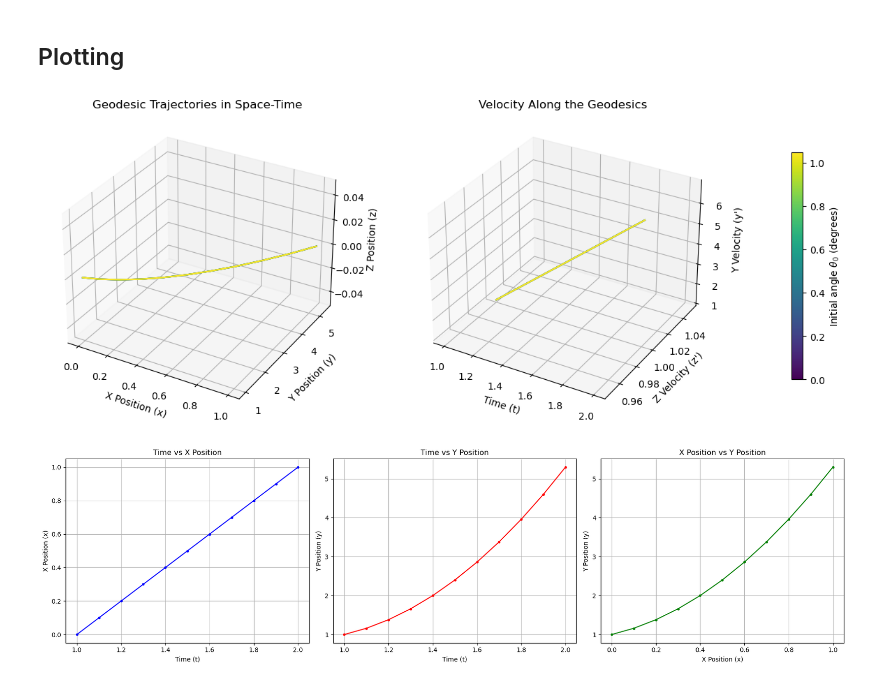
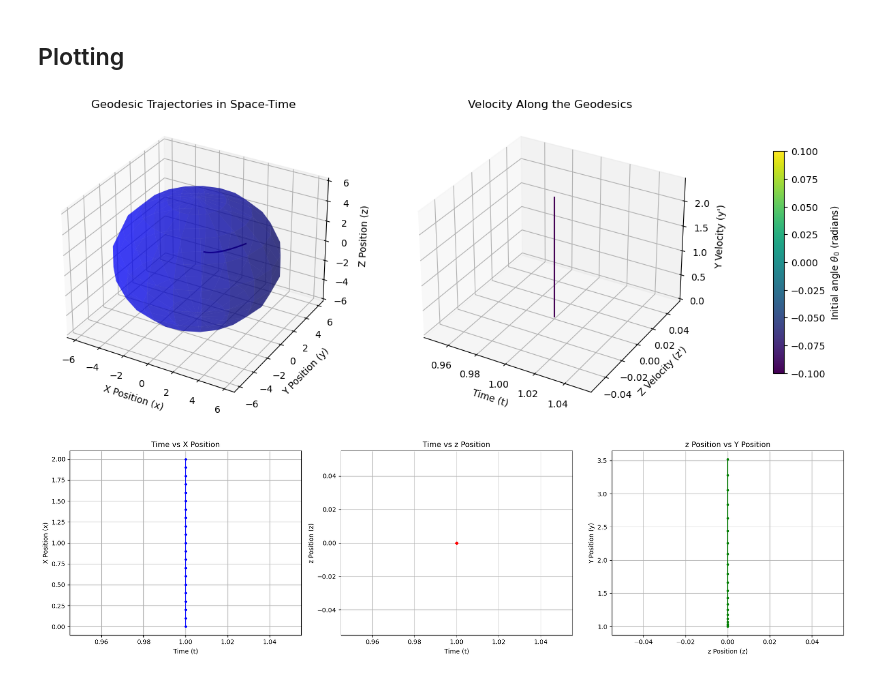
Before and after one commit to zanebeeai/GeneralRelativityStuff, a Jupyter notebook: Null_geodesic_trajectories/recursiveLambdaTheta_Schwarchild.ipynb, the cells around one changed output. Drawn from its saved outputs; the diff is of its cells as text; code cells hidden in the pictures.

```diff
--- a/Null_geodesic_trajectories/recursiveLambdaTheta_Schwarchild.ipynb
+++ b/Null_geodesic_trajectories/recursiveLambdaTheta_Schwarchild.ipynb
@@ -162,16 +159,19 @@ dpzdl
 # %% [markdown]
 ## Recursive system
 # %%
+G, M, c = sp.symbols('G M c')
+t = sp.Function('t')(lam)
+x = sp.Function('x')(lam)
+y = sp.Function('y')(lam)
+z = sp.Function('z')(lam)
 dt = sp.diff(t, lam)
 dx = sp.diff(x, lam)
 dy = sp.diff(y, lam)
 dz = sp.diff(z, lam)
 
-G, M, c = sp.symbols('G M c')
-
 # define constants relative unit values
 G_val = 1
-M_val = 30000
+M_val = 3
 c_val = 1
 # G_val = 6.6743*10**-11
 # M_val = 3
@@ -200,10 +200,11 @@ def evaluate(eq, POS, VEL):
     result = result.evalf()
     return result
 # %%
-import numpy as np
+# import numpy as np
 # dLambda
 dL=0.1
-angles=np.linspace(0, np.pi/3, 5)
+# angles=np.linspace(0, np.pi/3, 5)
+angles = [0]
 # define initial conditions
 
 geods=[]
@@ -211,7 +212,7 @@ geods=[]
 for theta_0 in angles:
     L=0
     pos=[1, 0, 1, 0] #[t, x, y, z]
-    vel=[1, 1, 1, 0] #[t',x',y', z']
+    vel=[0, 1, 0, 0] #[t',x',y', z']
     acc=[0, 0, 0, 0] #[t'',x'',y'', z'']
 
     geod = {
@@ -220,7 +221,7 @@ for theta_0 in angles:
 
     # set up recursion
 
-    for i in range(10):
+    for i in range(20):
         L_=L
         L+=dL
         dp=[
@@ -243,4 +244,3 @@ for theta_0 in angles:
         ]
         geod[L]=[a,p,dp]
     geods.append(geod)
-    print("geod done")
@@ -296,36 +290,46 @@ ax2.set_zlabel("Y Velocity (y')")
 ax2.set_title("Velocity Along the Geodesics")
 
 # Normalize for the color map to correspond to the range of theta_0
 norm = Normalize(vmin=np.min(angles), vmax=np.max(angles))
 
 # Generate a color map ranging from 0 to 1 over the number of geodesics
 colors = cm.viridis(norm(angles))
 
 # Plotting each geodesic with its corresponding color
 for geod, color in zip(geods, colors):
     lambdas = list(geod.keys())
     positions = [geod[key][0] for key in lambdas]
     velocities = [geod[key][1] for key in lambdas]
     ts, xs, ys, zs = zip(*positions)
     tps, xps, yps, zps = zip(*velocities)
 
     # Position plot
     ax.plot(xs, ys, zs, color=color)
 
     # Velocity plot
-    ax2.plot(ts, xps, yps, color=color)
+    ax2.plot(ts, zps, yps, color=color)
+
+# Create a sphere at the origin
+r_s = 2*G_val*M_val/c_val**2  # Set the radius of the sphere
+u, v = np.mgrid[0:2*np.pi:20j, 0:np.pi:10j]
+x = r_s*np.cos(u)*np.sin(v)
+y = r_s*np.sin(u)*np.sin(v)
+z = r_s*np.cos(v)
+
+# Plot sphere in both subplots
+ax.plot_surface(x, y, z, color='b', alpha=0.5)
 
 # Create a colorbar as a legend
 sm = cm.ScalarMappable(cmap=cm.viridis, norm=norm)
 sm.set_array([])  # Dummy array for the colorbar
 
 # Add colorbar to the figure
 cbar = fig.colorbar(sm, ax=[ax, ax2], orientation='vertical', fraction=0.015, pad=0.1)
-cbar.set_label('Initial angle $\\theta_0$ (degrees)')
+cbar.set_label('Initial angle $\\theta_0$ (radians)')
 
 plt.show()
 # %% [output]
-[figure, old version]
+[figure, new version]
 # %%
 # Creating 2D plots for t-x, t-y, and x-y
 fig, (ax1, ax2, ax3) = plt.subplots(1, 3, figsize=(18, 5))  # 1 row, 3 columns
@@ -338,24 +342,24 @@ ax1.set_title('Time vs X Position')
 ax1.grid(True)
 
 # t-y plot
-ax2.plot(ts, ys, 'r.-')  # 'r.-' is the style: red line with dots
+ax2.plot(ts, zs, 'r.-')  # 'r.-' is the style: red line with dots
 ax2.set_xlabel('Time (t)')
-ax2.set_ylabel('Y Position (y)')
-ax2.set_title('Time vs Y Position')
+ax2.set_ylabel('z Position (z)')
+ax2.set_title('Time vs z Position')
 ax2.grid(True)
 
 # x-y plot
-ax3.plot(xs, ys, 'g.-')  # 'g.-' is the style: green line with dots
-ax3.set_xlabel('X Position (x)')
+ax3.plot(zs, ys, 'g.-')  # 'g.-' is the style: green line with dots
+ax3.set_xlabel('z Position (z)')
 ax3.set_ylabel('Y Position (y)')
-ax3.set_title('X Position vs Y Position')
+ax3.set_title('z Position vs Y Position')
 ax3.grid(True)
 
 # Display the plots next to each other
 plt.tight_layout()
 plt.show()
 # %% [output]
-[figure, old version]
+[figure, new version]
 # %%
 {k: v[1] for k, v in geods[0].items()}
 # %% [output]
```
Also changed, not shown: parts of 6 cells of this notebook, 2 other files.
